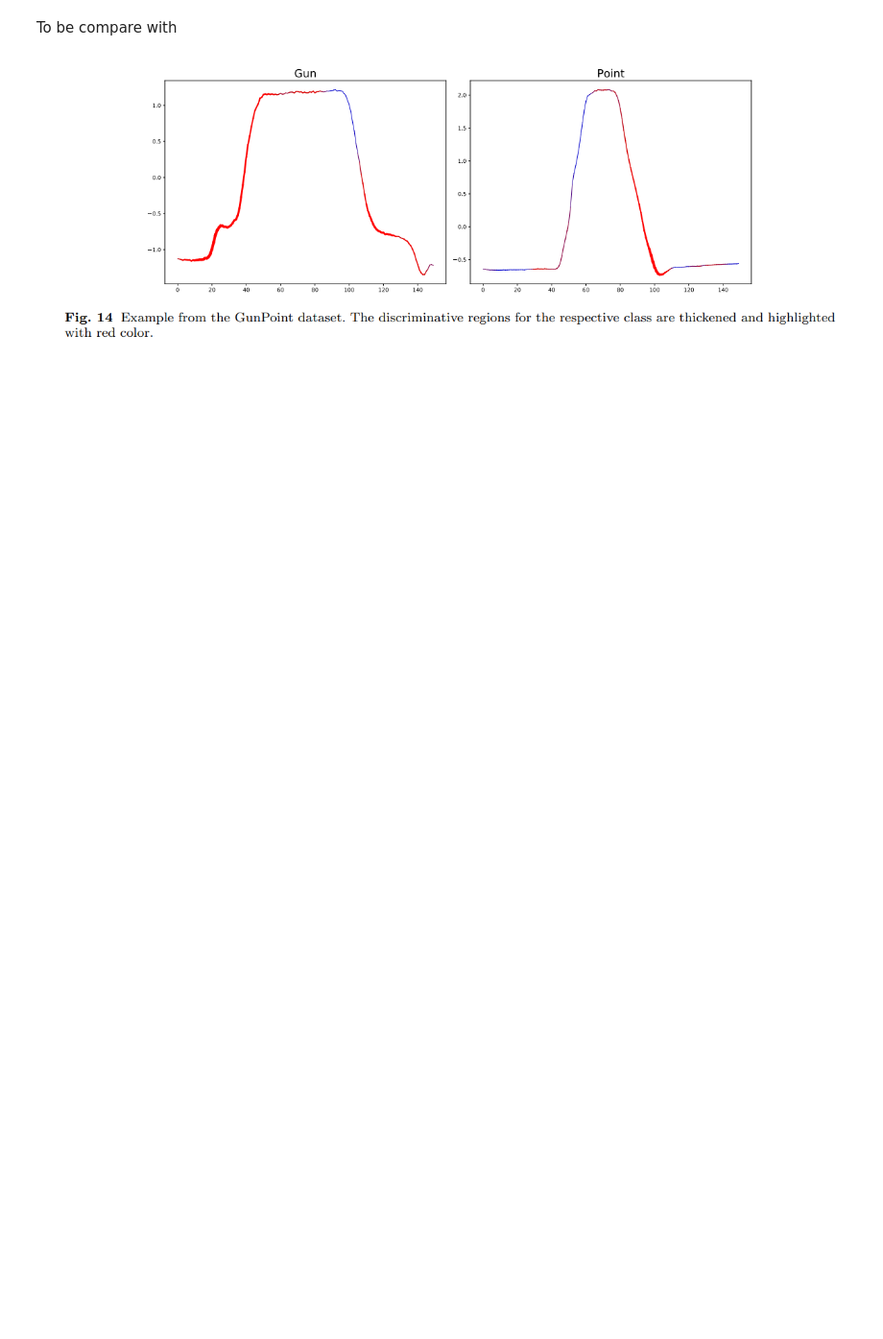
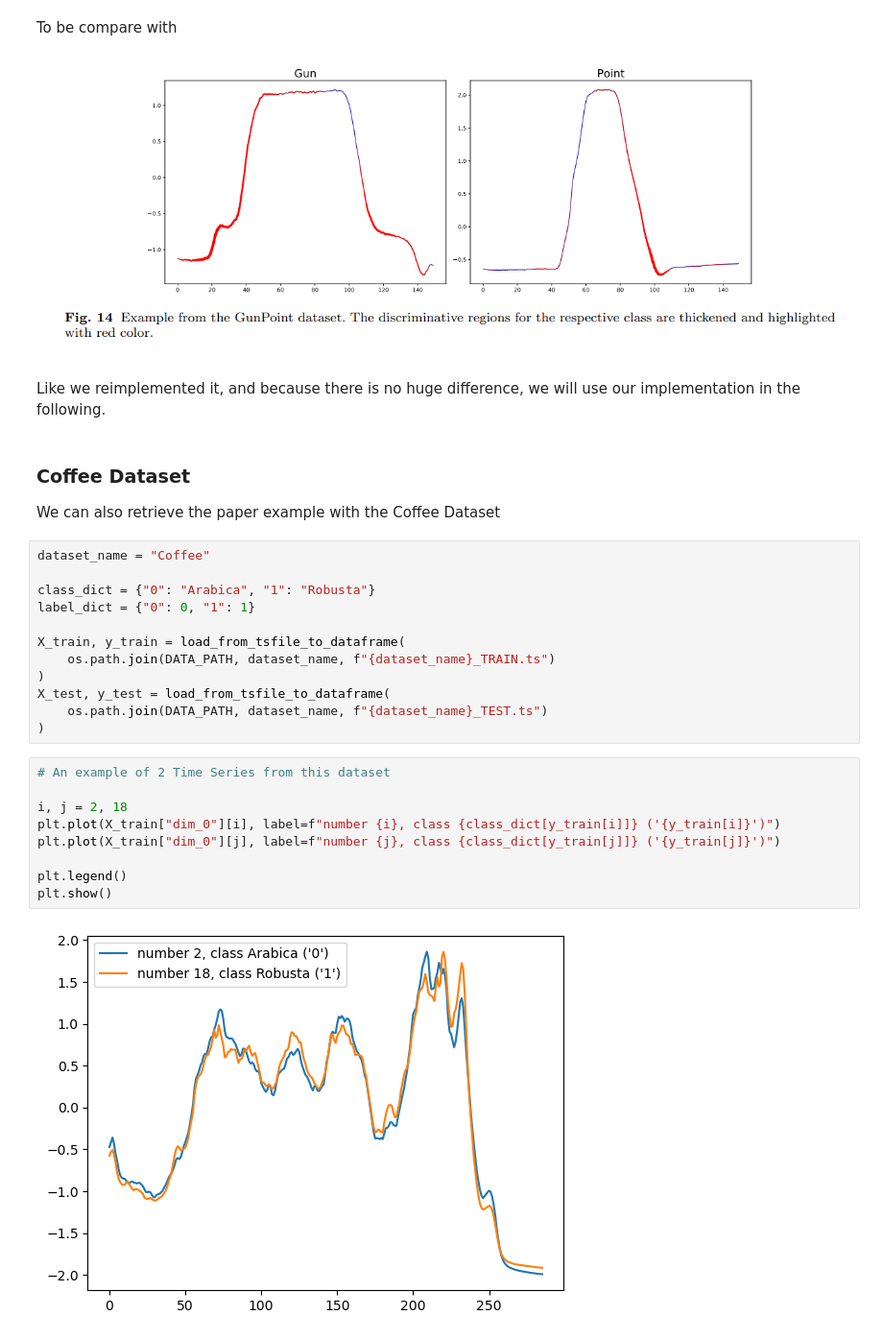
Before and after one commit to StanislasDOZIAS/MR-SEQL, a Jupyter notebook: notebooks/final_notebook.ipynb, the cells around one changed output. Shown at 96% size. Drawn from its saved outputs; the diff is of its cells as text; blank space fills up the shorter version.

```diff
--- a/notebooks/final_notebook.ipynb
+++ b/notebooks/final_notebook.ipynb
@@ -491,3 +498,32 @@ plt.show()
 To be compare with
 
 ![image.png](attachment:image.png)
+# %% [markdown]
+Like we reimplemented it, and because there is no huge difference, we will use our implementation in the following.
+# %% [markdown]
+### Coffee Dataset
+
+We can also retrieve the paper example with the Coffee Dataset
+# %%
+dataset_name = "Coffee"
+
+class_dict = {"0": "Arabica", "1": "Robusta"}
+label_dict = {"0": 0, "1": 1}
+
+X_train, y_train = load_from_tsfile_to_dataframe(
+    os.path.join(DATA_PATH, dataset_name, f"{dataset_name}_TRAIN.ts")
+)
+X_test, y_test = load_from_tsfile_to_dataframe(
+    os.path.join(DATA_PATH, dataset_name, f"{dataset_name}_TEST.ts")
+)
+# %%
+# An example of 2 Time Series from this dataset
+
+i, j = 2, 18
+plt.plot(X_train["dim_0"][i], label=f"number {i}, class {class_dict[y_train[i]]} ('{y_train[i]}')")
+plt.plot(X_train["dim_0"][j], label=f"number {j}, class {class_dict[y_train[j]]} ('{y_train[j]}')")
+
+plt.legend()
+plt.show()
+# %% [output]
+[figure, added]
```
Also changed, not shown: parts of 35 cells of this notebook.
